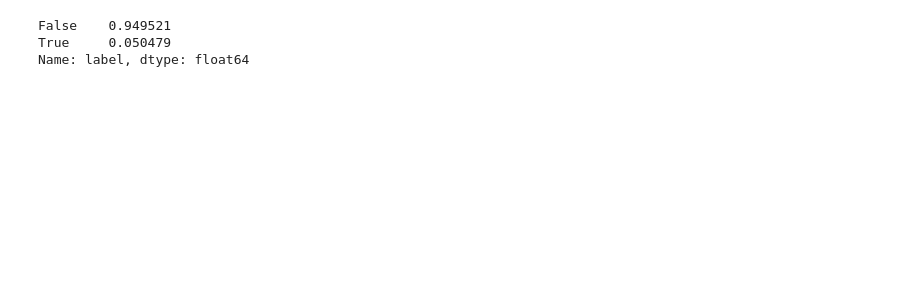
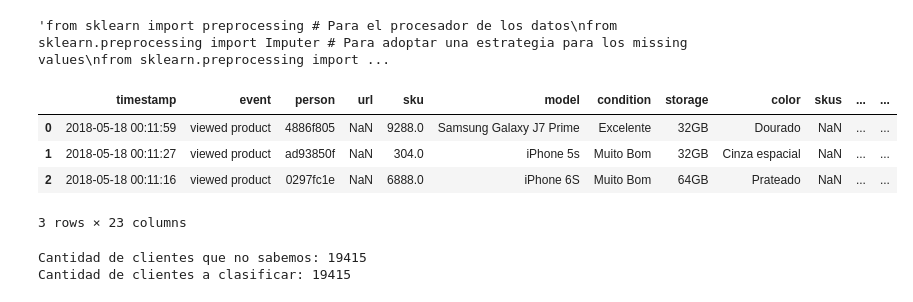
Before and after one commit to btusca/7506, a Jupyter notebook: TP2/Tp2.ipynb, the cells around one changed output. Cells and saved outputs as stored; diff of their text form; code cells hidden in the pictures; blank space fills up the shorter version.

```diff
--- a/TP2/Tp2.ipynb
+++ b/TP2/Tp2.ipynb
@@ -5,7 +5,7 @@ import pandas as pd # Para manejar los datos (datasets)
 import matplotlib.pyplot as plt # Para las visualizaciones
 import seaborn as sns # Visualizaciones más fancy
 
-from sklearn import preprocessing # Para el procesador de los datos
+'''from sklearn import preprocessing # Para el procesador de los datos
 from sklearn.preprocessing import Imputer # Para adoptar una estrategia para los missing values
 from sklearn.preprocessing import LabelEncoder as Codificar # Para codificar variables categóricas
 from sklearn.preprocessing import OneHotEncoder # Para pasar el LaberEncoder vector a OneHot matriz
@@ -13,5 +13,7 @@ from sklearn.preprocessing import MinMaxScaler # Para realizar el escalado en es
 from sklearn.model_selection import train_test_split as Separar # Para dividir en los 2 conjuntos
 #from statsmodels.tools.eval_measures import rmse # Para calcular el error
 from sklearn.metrics import confusion_matrix as CM # Para construir la matriz de confusión
-from matplotlib.colors import ListedColormap as Colors # Para pintar las regiones en Clasificación
+from matplotlib.colors import ListedColormap as Colors # Para pintar las regiones en Clasificación'''
+# %% [output]
+'from sklearn import preprocessing # Para el procesador de los datos\nfrom sklearn.preprocessing import Imputer # Para adoptar una estrategia para los missing values\nfrom sklearn.preprocessing import ...
 # %%
@@ -42,6 +52,16 @@ etiquetas = pd.read_csv('/home/nicolas/Descargas/fiuba-trocafone-tp2-final-set/l
-# %%
-(etiquetas['label'].value_counts())/etiquetas['label'].count()
-# %% [output]
-False    0.949521
-True     0.050479
-Name: label, dtype: float64
+# %%
+#Revisando el formato de los eventos
+eventos.head(3)
+# %% [output]
+|  | timestamp | event | person | url | sku | model | condition | storage | color | skus | ... | ... |
+| 0 | 2018-05-18 00:11:59 | viewed product | 4886f805 | NaN | 9288.0 | Samsung Galaxy J7 Prime | Excelente | 32GB | Dourado | NaN | ... | ... |
+| 1 | 2018-05-18 00:11:27 | viewed product | ad93850f | NaN | 304.0 | iPhone 5s | Muito Bom | 32GB | Cinza espacial | NaN | ... | ... |
+| 2 | 2018-05-18 00:11:16 | viewed product | 0297fc1e | NaN | 6888.0 | iPhone 6S | Muito Bom | 64GB | Prateado | NaN | ... | ... |
+3 rows × 23 columns
+# %%
+#Confirmando que coinnciden la cantidad de datos a clasificar
+print('Cantidad de clientes que no sabemos:', len(eventos['person'].unique())- len(labels))
+print('Cantidad de clientes a clasificar:',len(clientesAEvaluar))
+# %% [output]
+Cantidad de clientes que no sabemos: 19415
+Cantidad de clientes a clasificar: 19415
```
Also changed, not shown: parts of 34 cells of this notebook.
